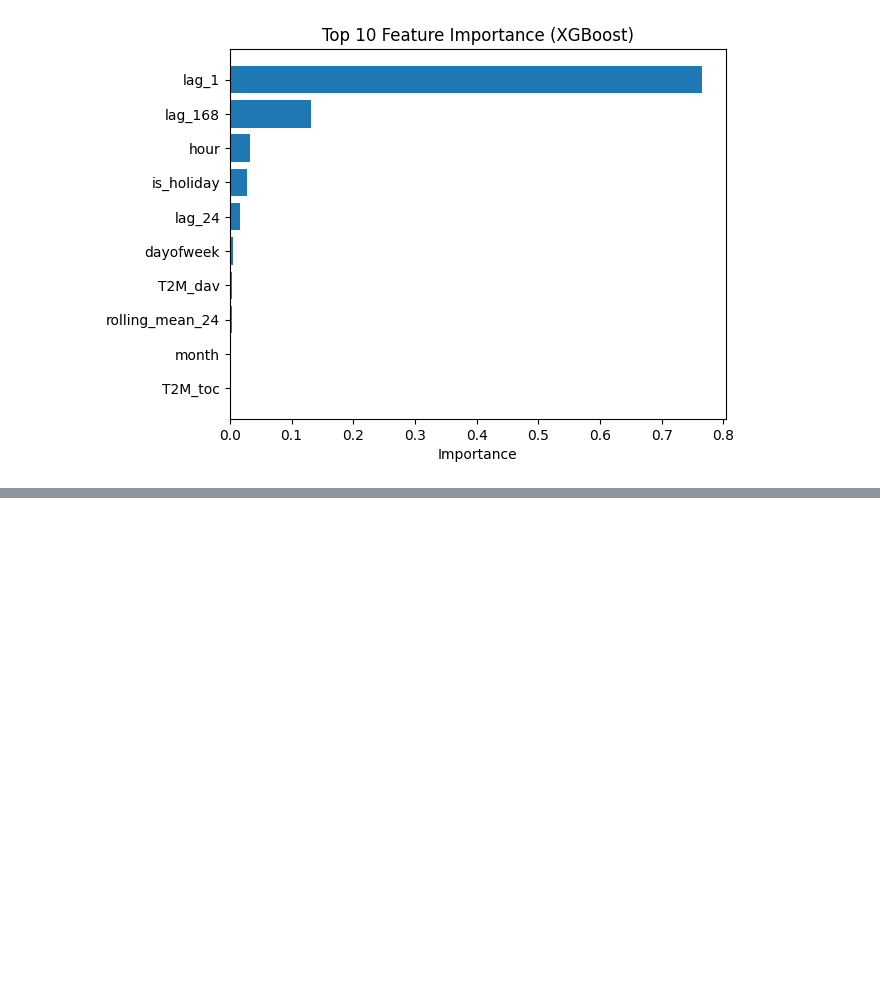
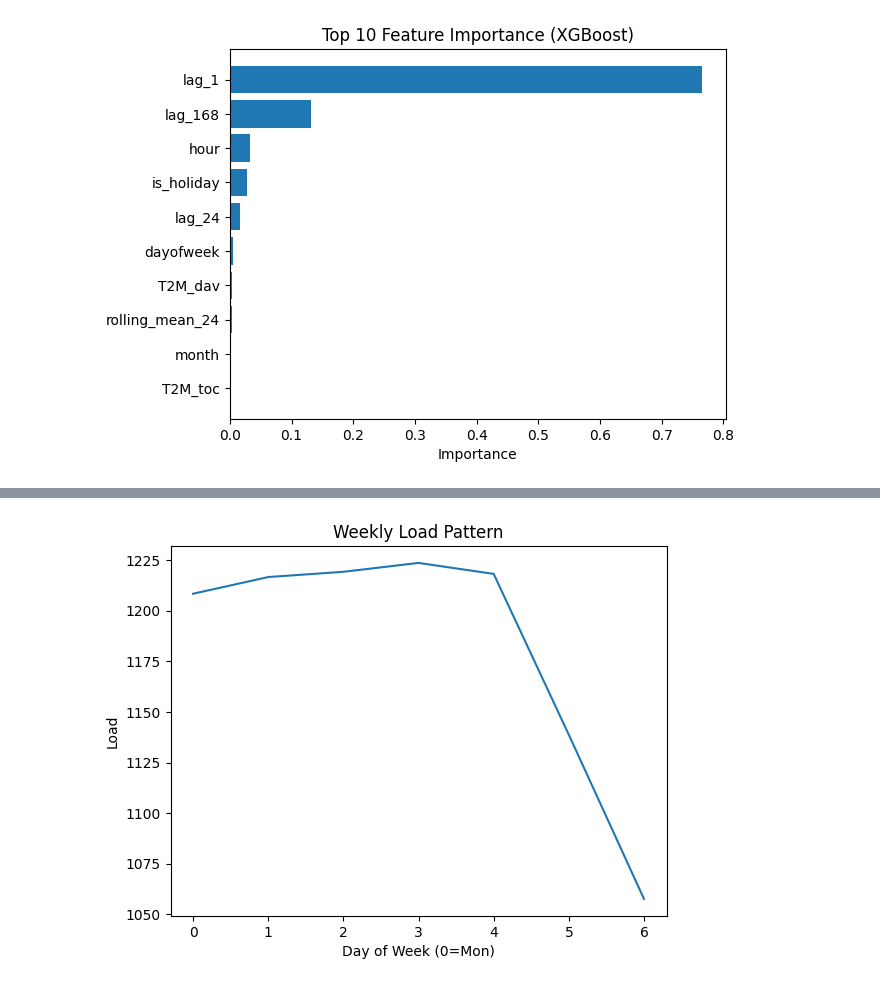
Before and after one commit to proshenjitbarua06-dot/skill-morph, a Jupyter notebook: "Comparative_Analysis_of_Machine_Learning_Techniques_for_Peak_Load_Forecasting_in_Regional_Grids_Using_Weather_and_Calendar_Features".ipynb, the cells around one changed output, grey strips where cells are left out. Saved outputs shown, nothing was run; the diff lists cells and outputs as text; code cells hidden in the pictures; blank space fills up the shorter version.

```diff
--- a/"Comparative_Analysis_of_Machine_Learning_Techniques_for_Peak_Load_Forecasting_in_Regional_Grids_Using_Weather_and_Calendar_Features".ipynb
+++ b/"Comparative_Analysis_of_Machine_Learning_Techniques_for_Peak_Load_Forecasting_in_Regional_Grids_Using_Weather_and_Calendar_Features".ipynb
@@ -306,0 +391,12 @@ plt.show()
+# %%
+#Weekly pattern
+weekly = df.groupby('dayofweek')['nat_demand'].mean()
+
+plt.figure()
+plt.plot(weekly.index, weekly.values)
+plt.title("Weekly Load Pattern")
+plt.xlabel("Day of Week (0=Mon)")
+plt.ylabel("Load")
+plt.show()
+# %% [output]
+[figure, added]
```
Also changed, not shown: parts of 14 cells of this notebook.
